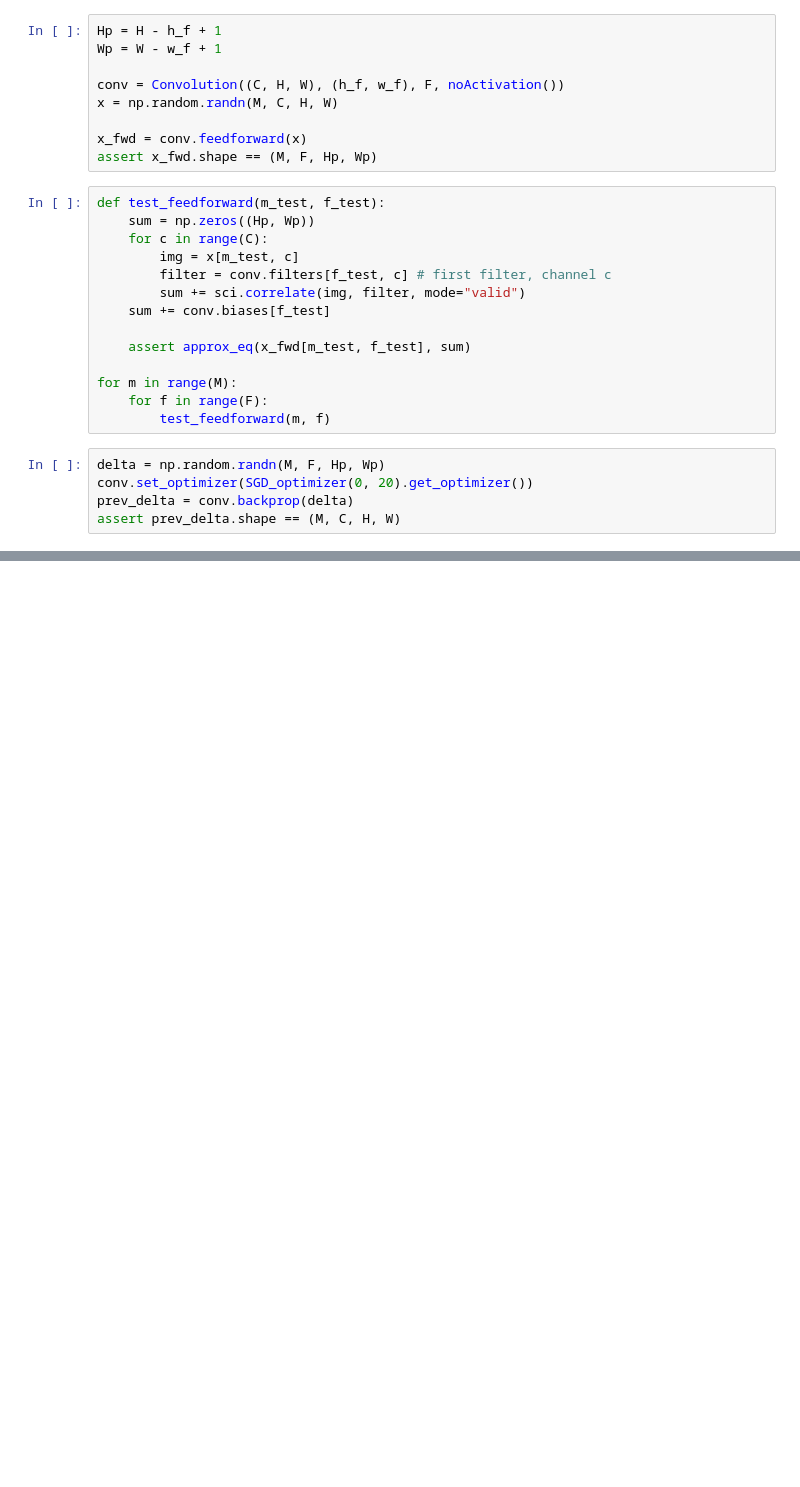
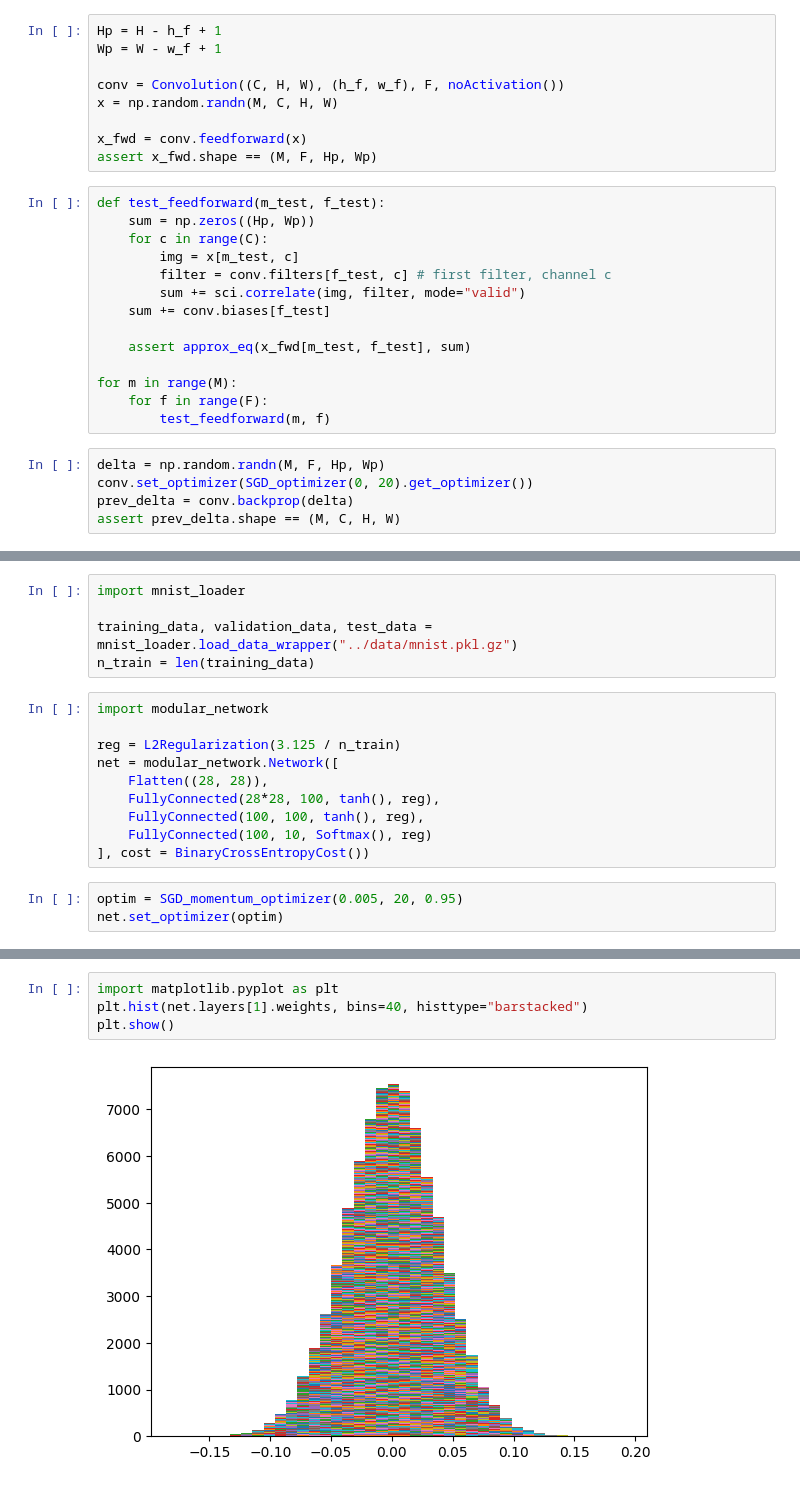
Before and after one commit to stanleytheli/mini-ml, a Jupyter notebook: src/convolution_tests.ipynb, the cells around one changed output, grey strips where cells are left out. Saved outputs shown, nothing was run; the diff lists cells and outputs as text; blank space fills up the shorter version.

Commit message:
Train larger model and allow mnist_loader to take in filepath as input. More tests in convolution_tests

```diff
--- a/src/convolution_tests.ipynb
+++ b/src/convolution_tests.ipynb
@@ -40,0 +46,18 @@ assert prev_delta.shape == (M, C, H, W)
+# %%
+import mnist_loader
+
+training_data, validation_data, test_data = mnist_loader.load_data_wrapper("../data/mnist.pkl.gz")
+n_train = len(training_data)
+# %%
+import modular_network
+
+reg = L2Regularization(3.125 / n_train)
+net = modular_network.Network([
+    Flatten((28, 28)),
+    FullyConnected(28*28, 100, tanh(), reg),
+    FullyConnected(100, 100, tanh(), reg),
+    FullyConnected(100, 10, Softmax(), reg)
+], cost = BinaryCrossEntropyCost())
+# %%
+optim = SGD_momentum_optimizer(0.005, 20, 0.95)
+net.set_optimizer(optim)
@@ -40,0 +90,6 @@ assert prev_delta.shape == (M, C, H, W)
+# %%
+import matplotlib.pyplot as plt
+plt.hist(net.layers[1].weights, bins=40, histtype="barstacked")
+plt.show()
+# %% [output]
+[figure, added]
```
Also changed, not shown: parts of 26 cells of this notebook, 4 other files.
